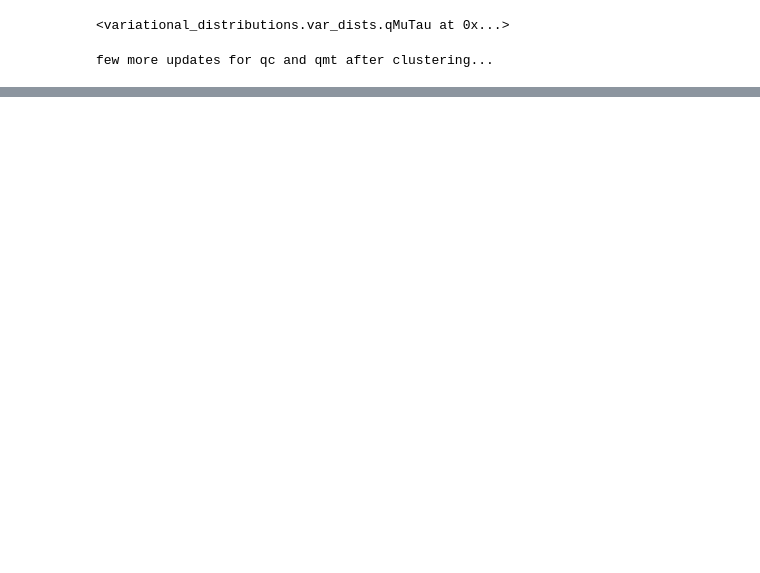
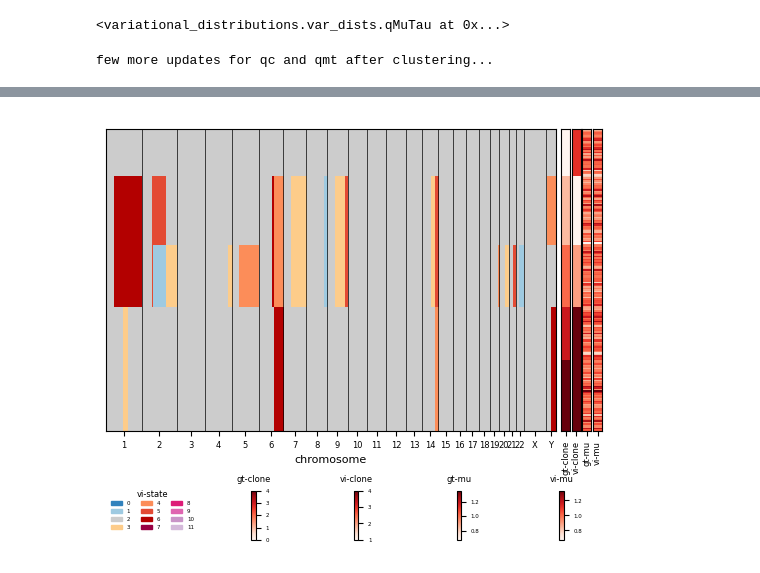
Before and after one commit to Lagergren-Lab/victree, a Jupyter notebook: src/experiments/cn_init.ipynb, the cells around one changed output, grey strips where cells are left out. Saved outputs shown, nothing was run; the diff lists cells and outputs as text; code cells hidden in the pictures; blank space fills up the shorter version.

```diff
--- a/src/experiments/cn_init.ipynb
+++ b/src/experiments/cn_init.ipynb
@@ -247,0 +337,4 @@ The true tree being {{ tree_to_newick(fix_joint_q.t.true_params['tree']) }}
+# %%
+g = pl.plot_cell_cn_matrix_fig(sim_adata, 'vi-state', annotation_fields=['gt-clone', 'vi-clone', 'gt-mu', 'vi-mu'], cell_order_fields=['gt-clone'], max_cn=7)
+# %% [output]
+[figure, added]
```
Also changed, not shown: parts of 15 cells of this notebook.
